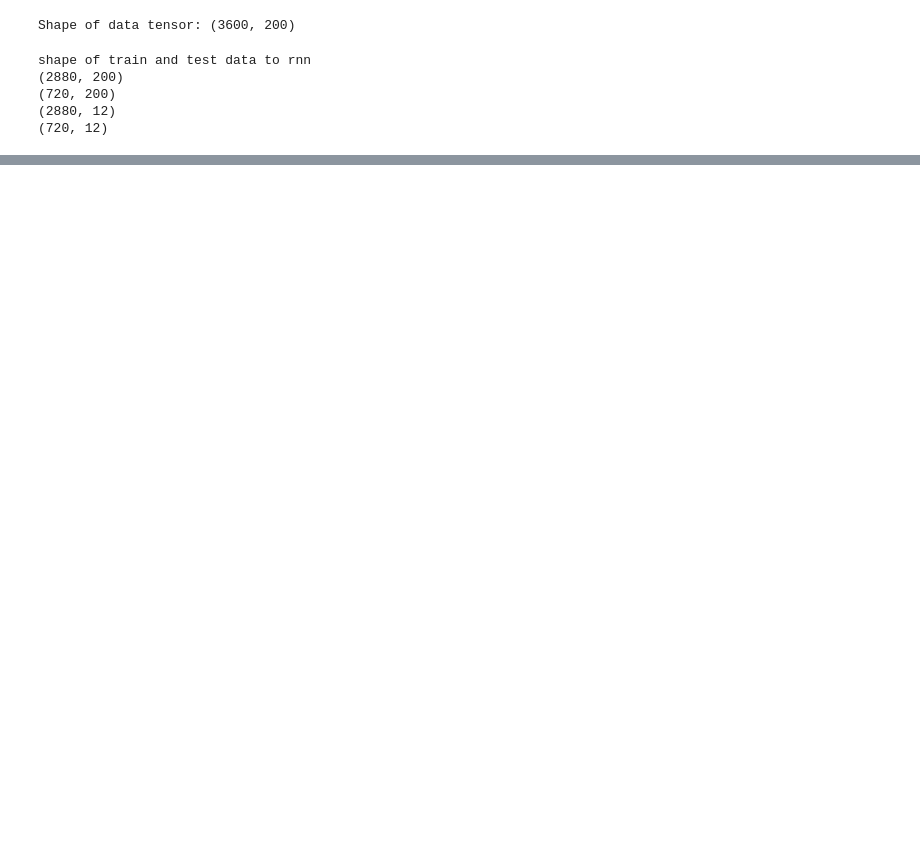
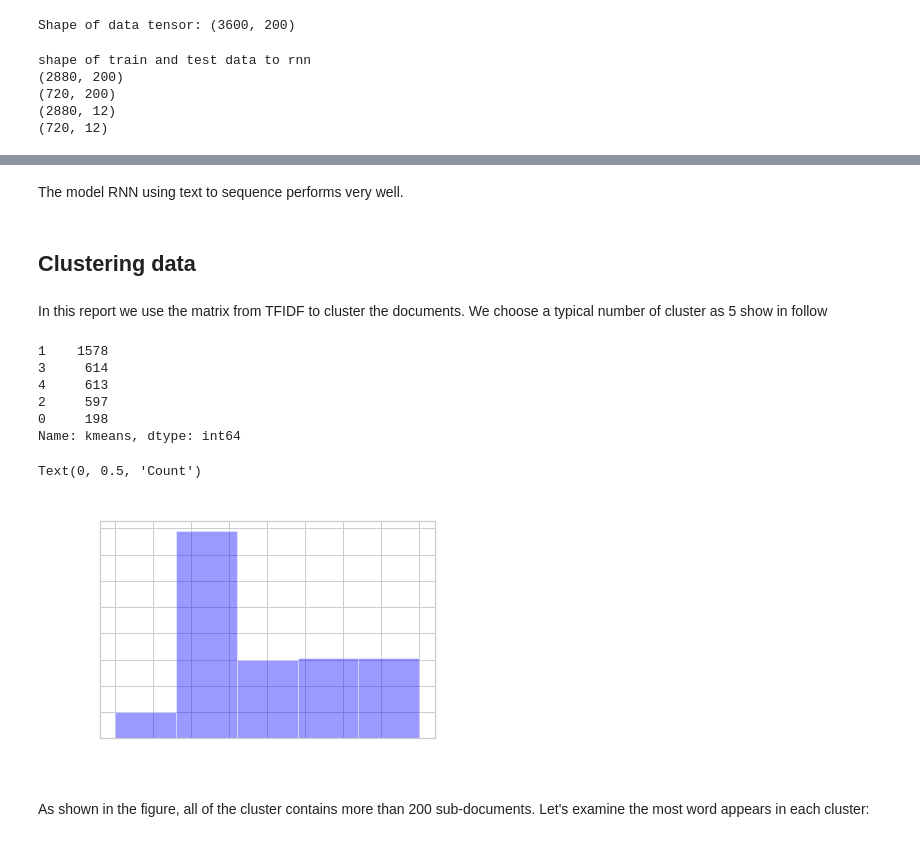
Before and after one commit to Nhatkhang/Machine_learning_CBD, a Jupyter notebook: Author_classification_project.ipynb, the cells around one changed output, grey strips where cells are left out. Cells and saved outputs as stored; diff of their text form; code cells hidden in the pictures; blank space fills up the shorter version.

```diff
--- a/Author_classification_project.ipynb
+++ b/Author_classification_project.ipynb
@@ -566,7 +545,7 @@ print(len(split_text))
 3600
 # %%
 from gensim.models import Word2Vec, KeyedVectors
-w2v_model = Word2Vec(split_text, window=2, workers=10,size=500)
+w2v_model = Word2Vec(split_text, window=1, workers=10,size=200)
 # %%
 print(w2v_model)
 # %% [output]
@@ -873,0 +840,4 @@ lost on valid: 0.3694363567564223
+# %% [markdown]
+The model RNN using text to sequence performs very well.
+# %% [markdown]
+## Clustering data
@@ -873,0 +846,8 @@ lost on valid: 0.3694363567564223
+# %% [markdown]
+In this report we use the matrix from TFIDF to cluster the documents. We choose a typical number of cluster as 5 show in follow
+# %%
+kmeans=KMeans(n_clusters=5,algorithm='elkan', max_iter=100)
+kmeans.fit(tfidf_matrix.toarray())
+centers = kmeans.cluster_centers_
+ssvariance = kmeans.inertia_
+clusters = kmeans.labels_.tolist()
@@ -873,0 +856,21 @@ lost on valid: 0.3694363567564223
+# %%
+df['kmeans']=pd.DataFrame(clusters)
+df['encode_author']=pd.DataFrame(author_lb.fit_transform(df.Author))
+# %%
+print(df.kmeans.value_counts())
+# %% [output]
+1    1578
+3     614
+4     613
+2     597
+0     198
+Name: kmeans, dtype: int64
+# %%
+sns.distplot(df.kmeans, kde = False, bins = 5, color = 'blue').set_title("Cluster Distribution")
+plt.xlabel('Cluster')
+plt.ylabel('Count')
+# %% [output]
+Text(0, 0.5, 'Count')
+[figure, added]
+# %% [markdown]
+As shown in the figure, all of the cluster contains more than 200 sub-documents. Let's examine the most word appears in each cluster:
```
Also changed, not shown: parts of 40 cells of this notebook.
